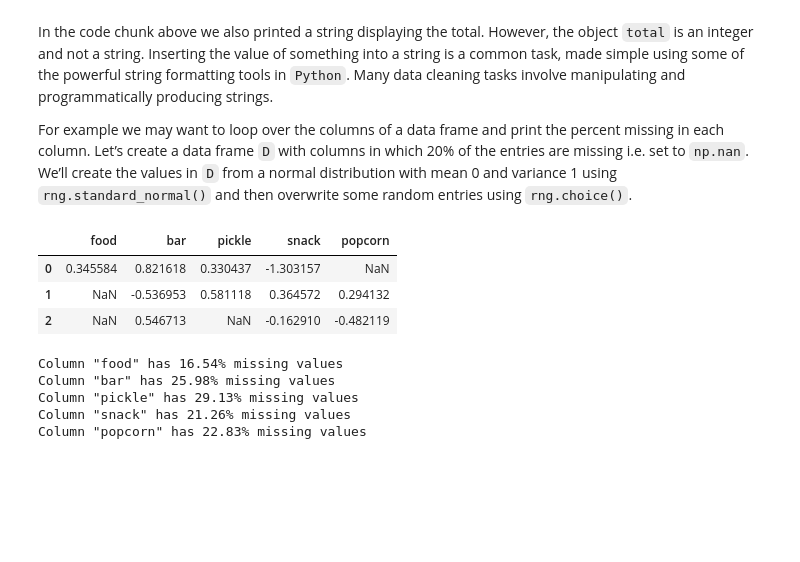
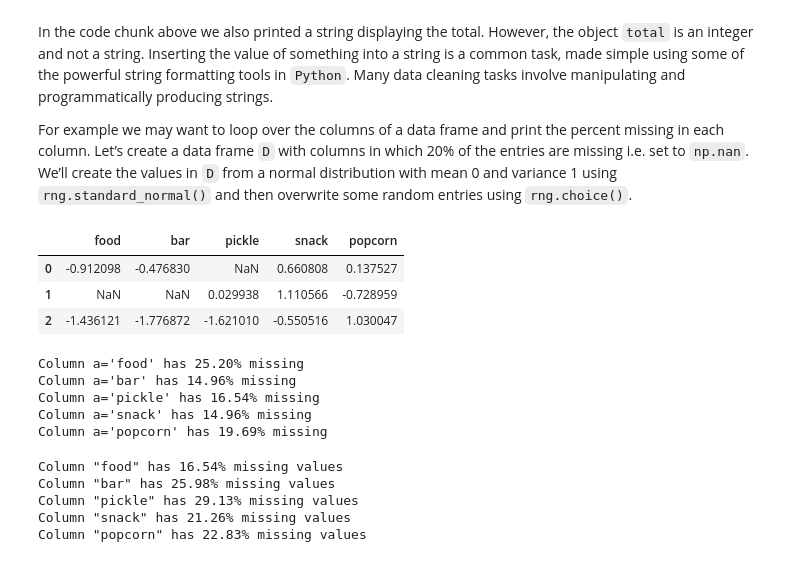
Before and after one commit to aminehd/ISLP_labs_amineh, a Jupyter notebook: Ch02-statlearn-lab.ipynb, the cells around one changed output. Cells and saved outputs as stored; diff of their text form; code cells hidden in the pictures; blank space fills up the shorter version.

Commit message:
Add practice for string formatting and understand rng.choice or np.choice

```diff
--- a/Ch02-statlearn-lab.ipynb
+++ b/Ch02-statlearn-lab.ipynb
@@ -1805,19 +1805,40 @@ and then overwrite some random entries using `rng.choice()`.
 # %%
 rng = np.random.default_rng(1)
 A = rng.standard_normal((127, 5))
+A = rng.standard_normal((127, 5))
+
 M = rng.choice([0, np.nan], p=[0.8,0.2], size=A.shape)
+# M = rng.choice([0, np.nan], p=[0.8,0.2], size=A.shape)
+
 A += M
 D = pd.DataFrame(A, columns=['food',
                              'bar',
                              'pickle',
                              'snack',
                              'popcorn'])
 D[:3]
 # %% [output]
 |  | food | bar | pickle | snack | popcorn |
-| 0 | 0.345584 | 0.821618 | 0.330437 | -1.303157 | NaN |
-| 1 | NaN | -0.536953 | 0.581118 | 0.364572 | 0.294132 |
-| 2 | NaN | 0.546713 | NaN | -0.162910 | -0.482119 |
+| 0 | -0.912098 | -0.476830 | NaN | 0.660808 | 0.137527 |
+| 1 | NaN | NaN | 0.029938 | 1.110566 | -0.728959 |
+| 2 | -1.436121 | -1.776872 | -1.621010 | -0.550516 | 1.030047 |
+# %%
+# string format practice
+count_nan = lambda x: np.isnan(x).sum()
+for a in D.columns:
+  print(f"Column {a=} has {(count_nan(D[a])/ len(D[a])):.2%} missing")
+#  how to do {1:.2%} in my f-string
+#  https://stackoverflow.com/questions/455612/limiting-floats-to-two-decimal-points
+# np.isnan(x).sum() or mean hekecool
+# why both copies of rng.standard_normal((127, 5)) generate same rand numbers,
+# I thoung they generate different as you sample more
+# what the hellll inputs of rng.choice and out puts of rng.choice are?
+# %% [output]
+Column a='food' has 25.20% missing
+Column a='bar' has 14.96% missing
+Column a='pickle' has 16.54% missing
+Column a='snack' has 14.96% missing
+Column a='popcorn' has 19.69% missing
 # %%
 for col in D.columns:
     template = 'Column "{0}" has {1:.2%} missing values'
```
Also changed, not shown: parts of 1 cell of this notebook.
